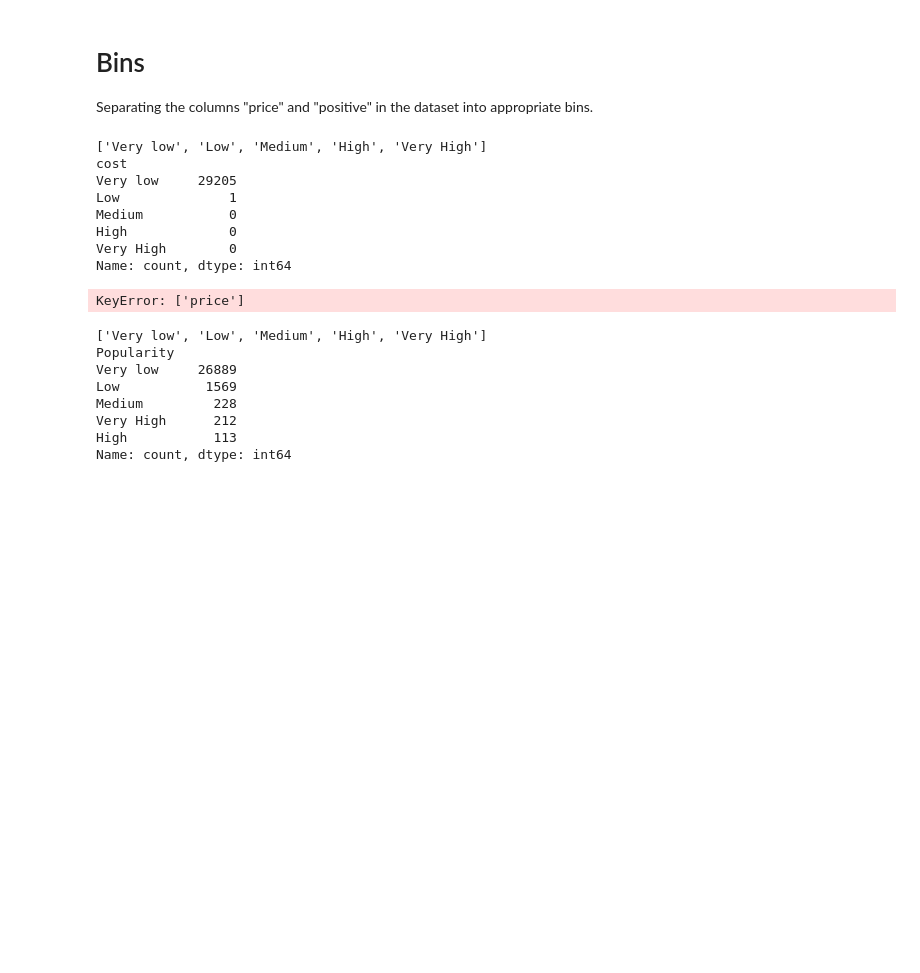
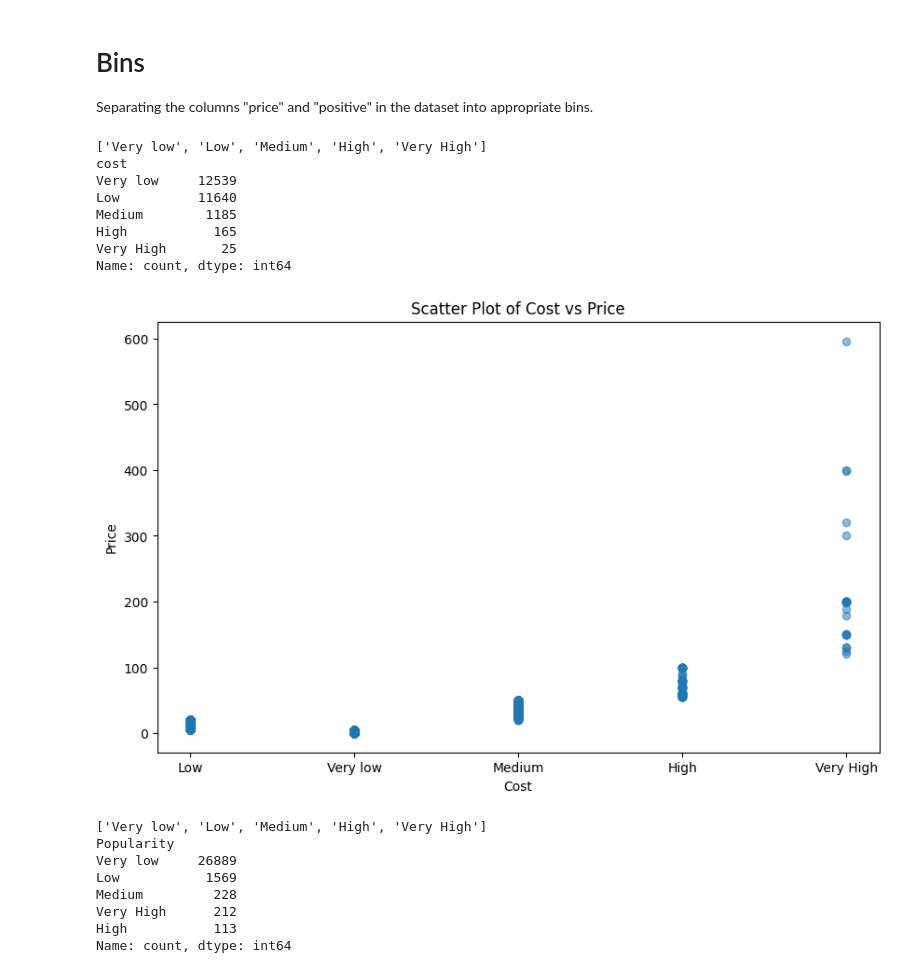
Before and after one commit to Florrena/project, a Jupyter notebook: 1.ipynb, the cells around one changed output. Drawn from its saved outputs; the diff is of its cells as text; code cells hidden in the pictures; blank space fills up the shorter version.

```diff
--- a/1.ipynb
+++ b/1.ipynb
@@ -121,7 +121,7 @@ Number of duplicate rows: 0
 Separating the columns "price" and "positive" in the dataset into appropriate bins.
 # %%
 # Creating bins for 'price' column
-bins = [0, 500, 1000, 5000, 10000, 60000]
+bins = [0.01, 5, 20, 50, 100, 600]
 
 #
 labels = ['Very low', 'Low', 'Medium', 'High', 'Very High']
@@ -139,23 +139,23 @@ print(bin_counts)
 # %% [output]
 ['Very low', 'Low', 'Medium', 'High', 'Very High']
 cost
-Very low     29205
-Low              1
-Medium           0
-High             0
-Very High        0
+Very low     12539
+Low          11640
+Medium        1185
+High           165
+Very High       25
 Name: count, dtype: int64
 # %%
 # Prints outlier scatter plot
-data_cleaned = data.dropna(subset=['cost', 'price'])
+data_cleaned = data.dropna(subset=['cost', 'price in USD'])
 plt.figure(figsize=(10, 6))
-plt.scatter(data_cleaned['cost'], data_cleaned['price'], alpha=0.5)
+plt.scatter(data_cleaned['cost'], data_cleaned['price in USD'], alpha=0.5)
 plt.xlabel('Cost')
 plt.ylabel('Price')
 plt.title('Scatter Plot of Cost vs Price')
 plt.show()
 # %% [output]
-KeyError: ['price']
+[figure, added]
 # %%
 # Creating bins for 'positive' column
 bins = [0, 1000, 5000 , 8000, 10000, 20000]
```
